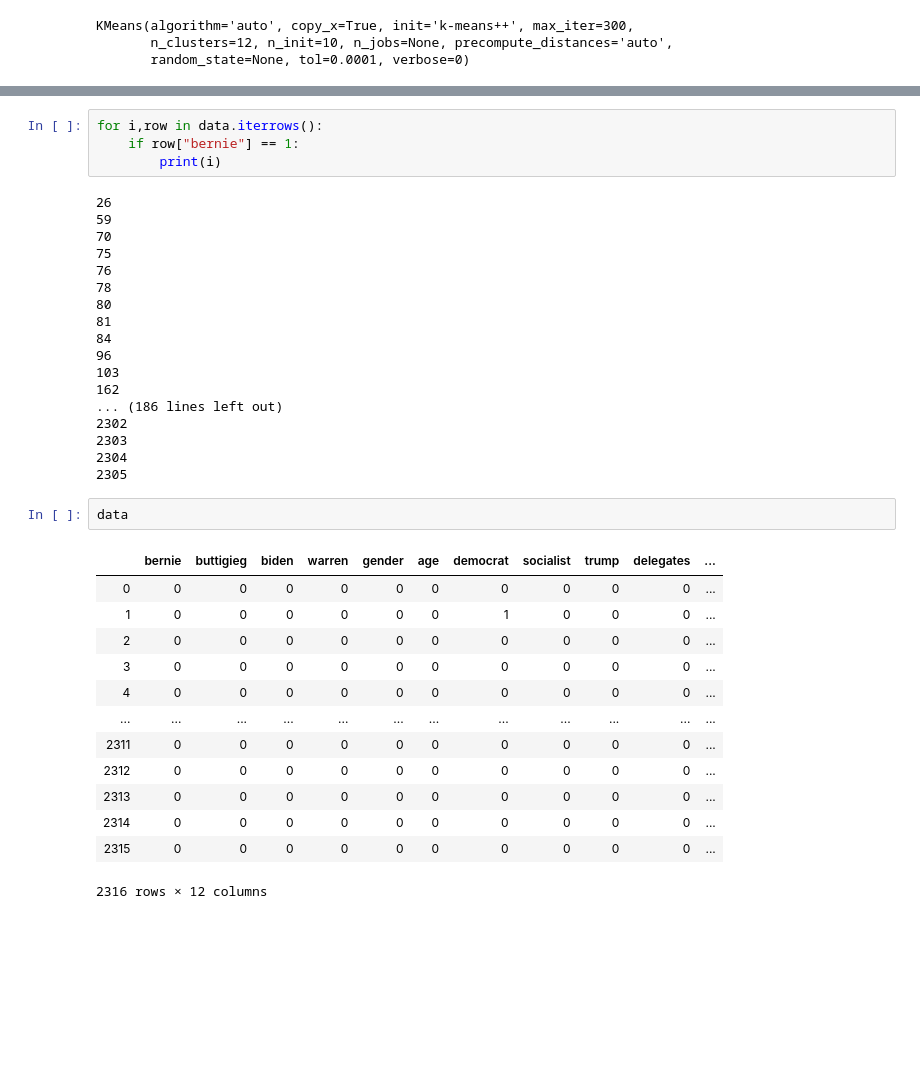
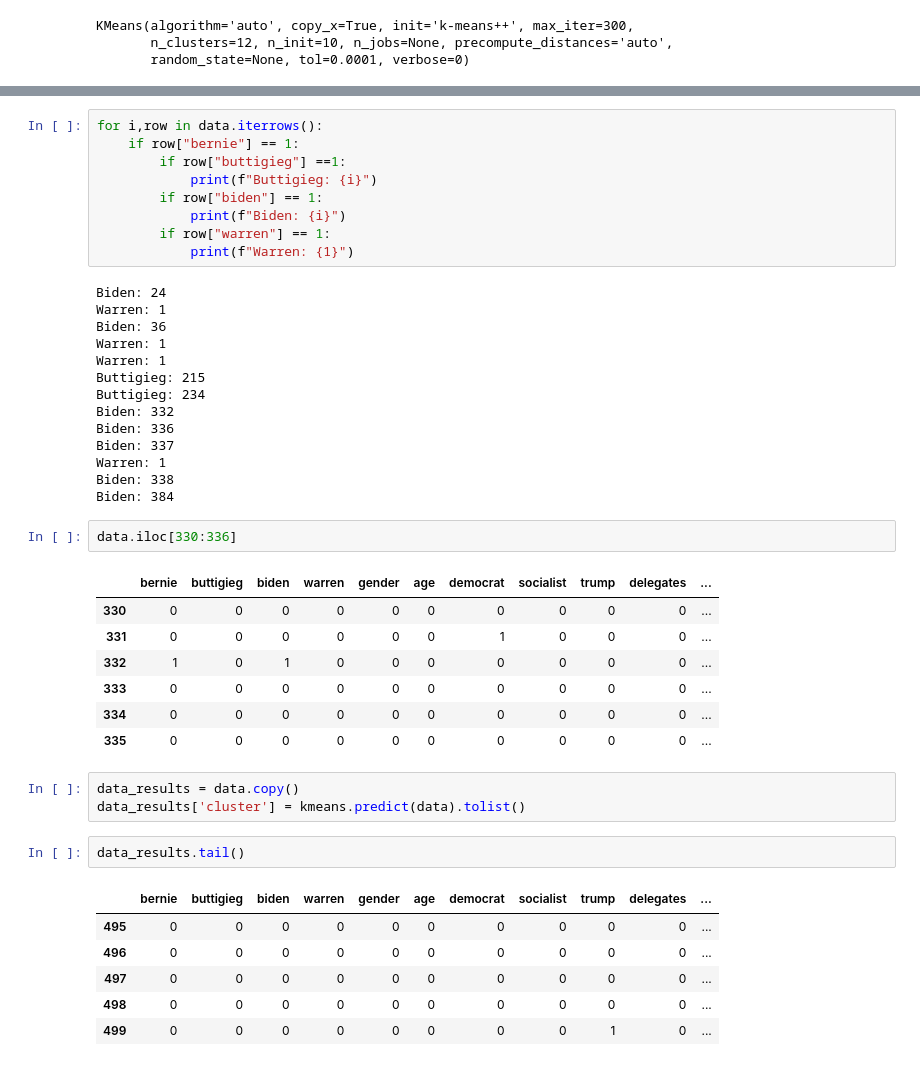
Before and after one commit to alexisophiek/Final_Project, a Jupyter notebook: Matrix.ipynb, the cells around one changed output, grey strips where cells are left out. Drawn from its saved outputs; the diff is of its cells as text; blank space fills up the shorter version.

```diff
--- a/Matrix.ipynb
+++ b/Matrix.ipynb
@@ -175,38 +176,45 @@ Name: 75, dtype: int64
 # %%
 for i,row in data.iterrows():
     if row["bernie"] == 1:
-        print(i)
+        if row["buttigieg"] ==1:
+            print(f"Buttigieg: {i}")
+        if row["biden"] == 1:
+            print(f"Biden: {i}")
+        if row["warren"] == 1:
+            print(f"Warren: {1}")
 # %% [output]
-26
-59
-70
-75
-76
-78
-80
-81
-84
-96
-103
-162
-... (186 lines left out)
-2302
-2303
-2304
-2305
+Biden: 24
+Warren: 1
+Biden: 36
+Warren: 1
+Warren: 1
+Buttigieg: 215
+Buttigieg: 234
+Biden: 332
+Biden: 336
+Biden: 337
+Warren: 1
+Biden: 338
+Biden: 384
-# %%
-data
-# %% [output]
-|  | bernie | buttigieg | biden | warren | gender | age | democrat | socialist | trump | delegates | ... |
-| 0 | 0 | 0 | 0 | 0 | 0 | 0 | 0 | 0 | 0 | 0 | ... |
-| 1 | 0 | 0 | 0 | 0 | 0 | 0 | 1 | 0 | 0 | 0 | ... |
-| 2 | 0 | 0 | 0 | 0 | 0 | 0 | 0 | 0 | 0 | 0 | ... |
-| 3 | 0 | 0 | 0 | 0 | 0 | 0 | 0 | 0 | 0 | 0 | ... |
-| 4 | 0 | 0 | 0 | 0 | 0 | 0 | 0 | 0 | 0 | 0 | ... |
-| ... | ... | ... | ... | ... | ... | ... | ... | ... | ... | ... | ... |
-| 2311 | 0 | 0 | 0 | 0 | 0 | 0 | 0 | 0 | 0 | 0 | ... |
-| 2312 | 0 | 0 | 0 | 0 | 0 | 0 | 0 | 0 | 0 | 0 | ... |
-| 2313 | 0 | 0 | 0 | 0 | 0 | 0 | 0 | 0 | 0 | 0 | ... |
-| 2314 | 0 | 0 | 0 | 0 | 0 | 0 | 0 | 0 | 0 | 0 | ... |
-| 2315 | 0 | 0 | 0 | 0 | 0 | 0 | 0 | 0 | 0 | 0 | ... |
-2316 rows × 12 columns
+# %%
+data.iloc[330:336]
+# %% [output]
+|  | bernie | buttigieg | biden | warren | gender | age | democrat | socialist | trump | delegates | ... |
+| 330 | 0 | 0 | 0 | 0 | 0 | 0 | 0 | 0 | 0 | 0 | ... |
+| 331 | 0 | 0 | 0 | 0 | 0 | 0 | 1 | 0 | 0 | 0 | ... |
+| 332 | 1 | 0 | 1 | 0 | 0 | 0 | 0 | 0 | 0 | 0 | ... |
+| 333 | 0 | 0 | 0 | 0 | 0 | 0 | 0 | 0 | 0 | 0 | ... |
+| 334 | 0 | 0 | 0 | 0 | 0 | 0 | 0 | 0 | 0 | 0 | ... |
+| 335 | 0 | 0 | 0 | 0 | 0 | 0 | 0 | 0 | 0 | 0 | ... |
+# %%
+data_results = data.copy()
+data_results['cluster'] = kmeans.predict(data).tolist()
+# %%
+data_results.tail()
+# %% [output]
+|  | bernie | buttigieg | biden | warren | gender | age | democrat | socialist | trump | delegates | ... |
+| 495 | 0 | 0 | 0 | 0 | 0 | 0 | 0 | 0 | 0 | 0 | ... |
+| 496 | 0 | 0 | 0 | 0 | 0 | 0 | 0 | 0 | 0 | 0 | ... |
+| 497 | 0 | 0 | 0 | 0 | 0 | 0 | 0 | 0 | 0 | 0 | ... |
+| 498 | 0 | 0 | 0 | 0 | 0 | 0 | 0 | 0 | 0 | 0 | ... |
+| 499 | 0 | 0 | 0 | 0 | 0 | 0 | 0 | 0 | 1 | 0 | ... |
```
Also changed, not shown: parts of 28 cells of this notebook.
